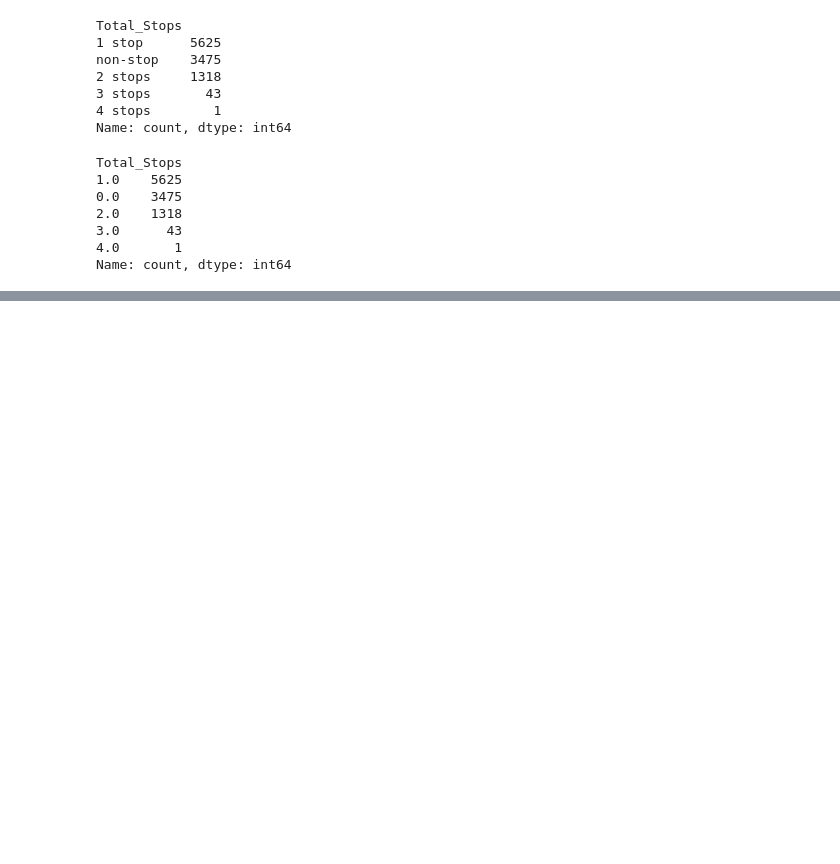
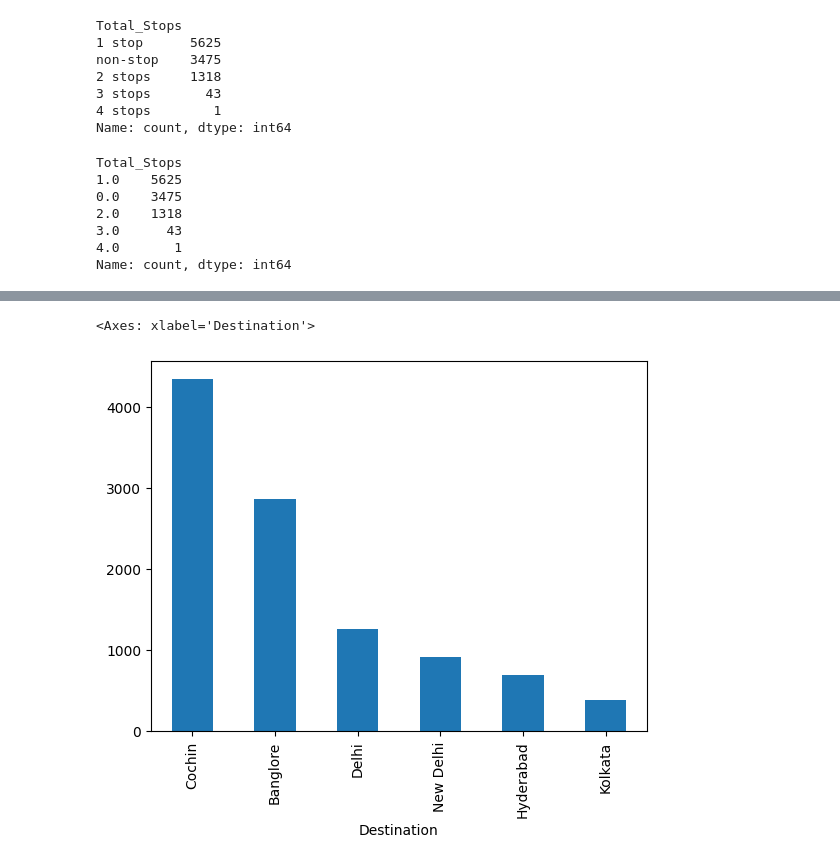
Before and after one commit to NarnindiMounica/Machine_Learning_Works, a Jupyter notebook: Exploratory_Data_Analysis/flight_price_dataset/flight_price_dataset_eda.ipynb, the cells around one changed output, grey strips where cells are left out. Cells and saved outputs as stored; diff of their text form; code cells hidden in the pictures; blank space fills up the shorter version.

```diff
--- a/Exploratory_Data_Analysis/flight_price_dataset/flight_price_dataset_eda.ipynb
+++ b/Exploratory_Data_Analysis/flight_price_dataset/flight_price_dataset_eda.ipynb
@@ -161,0 +160,5 @@ Name: count, dtype: int64
+# %%
+flight_df.Destination.value_counts().plot(kind="bar")
+# %% [output]
+<Axes: xlabel='Destination'>
+[figure, added]
```
Also changed, not shown: parts of 12 cells of this notebook, 2 other files.
